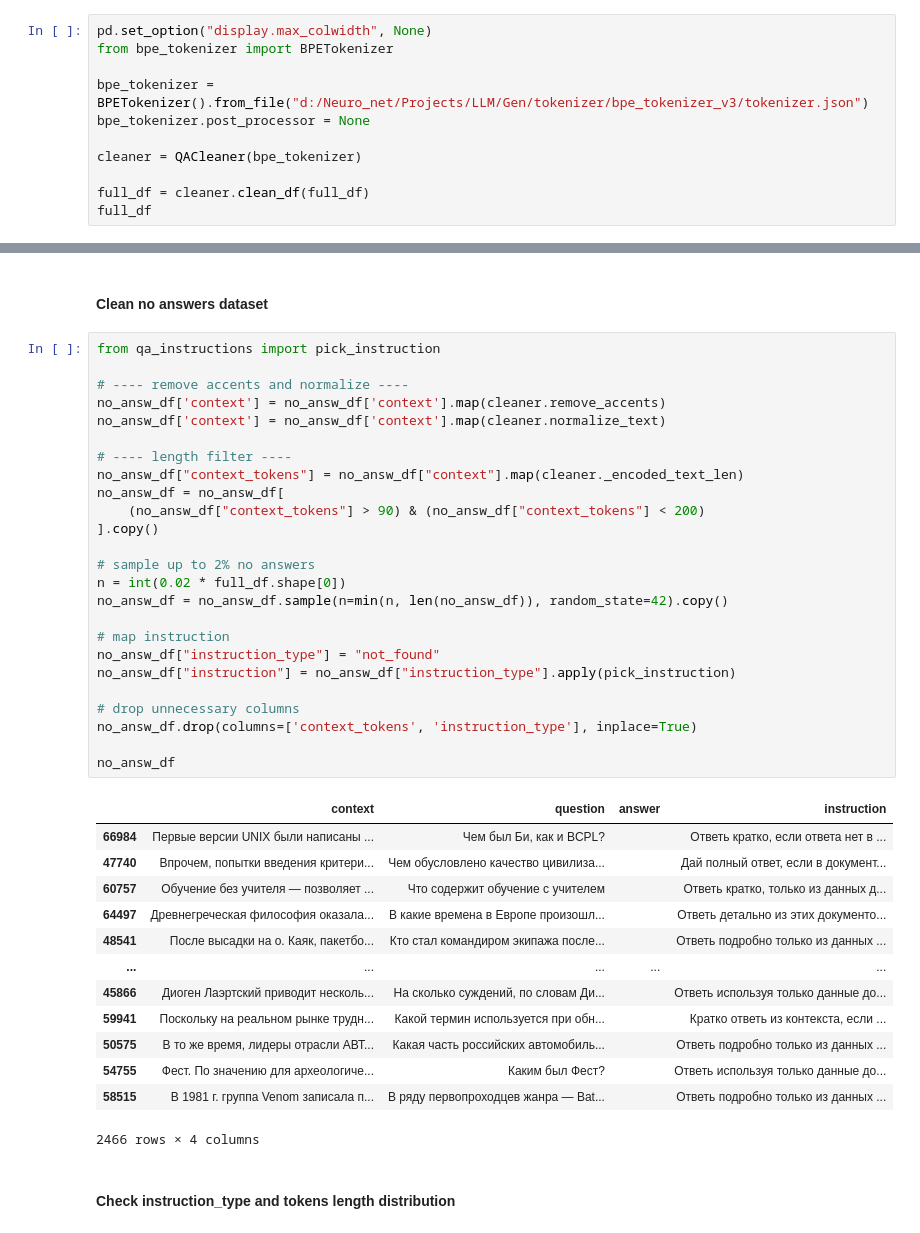
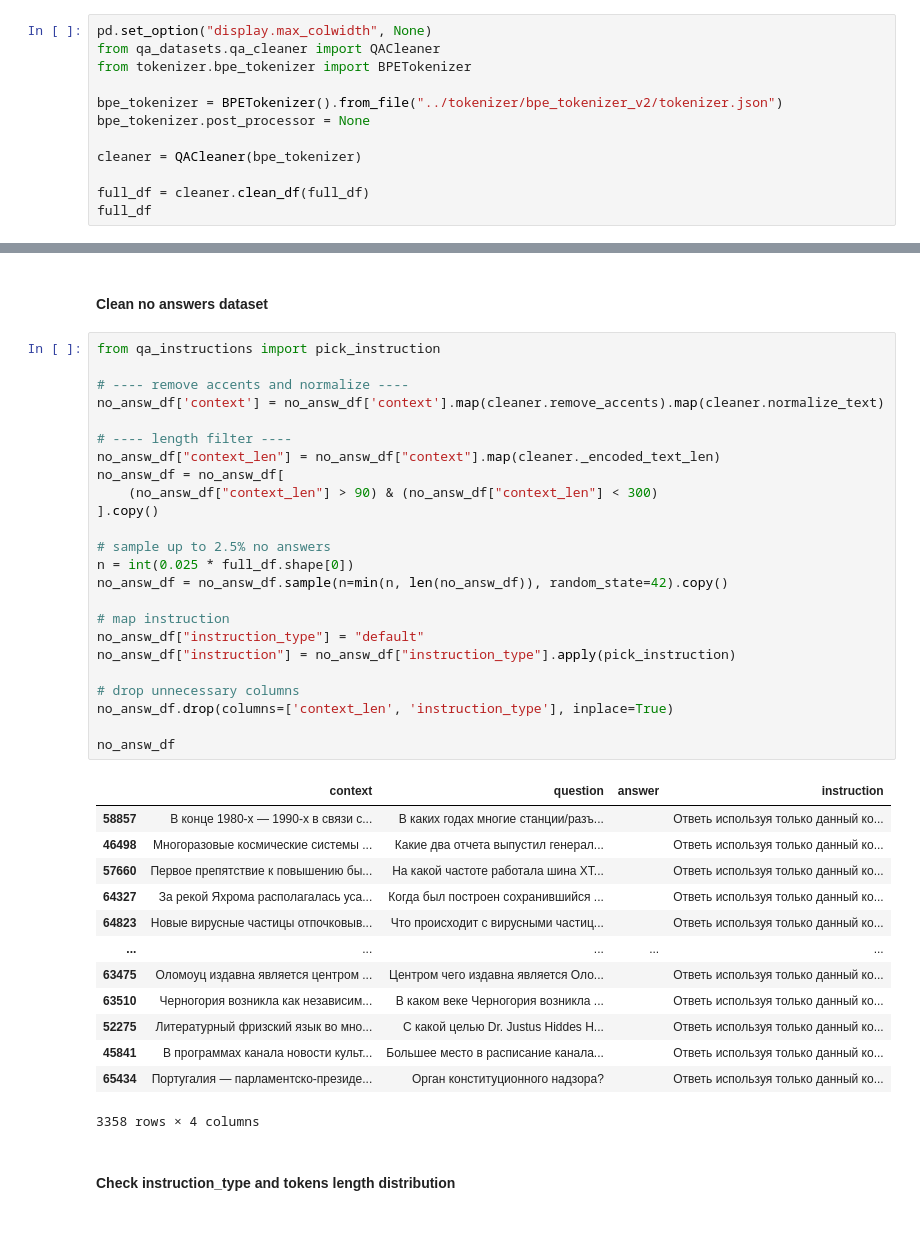
Before and after one commit to AkulichS/QA-NanoGPT, a Jupyter notebook: data/qa_dataset_prepare.ipynb, the cells around one changed output, grey strips where cells are left out. Saved outputs shown, nothing was run; the diff lists cells and outputs as text.

Commit message:
fine-tune 2 instruct_v1

```diff
--- a/data/qa_dataset_prepare.ipynb
+++ b/data/qa_dataset_prepare.ipynb
@@ -443,9 +202,10 @@ class QACleaner:
 #### Clean main dataset
 # %%
 pd.set_option("display.max_colwidth", None)
-from bpe_tokenizer import BPETokenizer
+from qa_datasets.qa_cleaner import QACleaner
+from tokenizer.bpe_tokenizer import BPETokenizer
 
-bpe_tokenizer = BPETokenizer().from_file("d:/Neuro_net/Projects/LLM/Gen/tokenizer/bpe_tokenizer_v3/tokenizer.json")
+bpe_tokenizer = BPETokenizer().from_file("../tokenizer/bpe_tokenizer_v2/tokenizer.json")
 bpe_tokenizer.post_processor = None
 
 cleaner = QACleaner(bpe_tokenizer)
@@ -471,42 +231,41 @@ full_df
 # %%
 from qa_instructions import pick_instruction
 
 # ---- remove accents and normalize ----
-no_answ_df['context'] = no_answ_df['context'].map(cleaner.remove_accents)
-no_answ_df['context'] = no_answ_df['context'].map(cleaner.normalize_text)
+no_answ_df['context'] = no_answ_df['context'].map(cleaner.remove_accents).map(cleaner.normalize_text)
 
 # ---- length filter ----
-no_answ_df["context_tokens"] = no_answ_df["context"].map(cleaner._encoded_text_len)
+no_answ_df["context_len"] = no_answ_df["context"].map(cleaner._encoded_text_len)
 no_answ_df = no_answ_df[
-    (no_answ_df["context_tokens"] > 90) & (no_answ_df["context_tokens"] < 200)
+    (no_answ_df["context_len"] > 90) & (no_answ_df["context_len"] < 300)
 ].copy()
 
-# sample up to 2% no answers
-n = int(0.02 * full_df.shape[0])
+# sample up to 2.5% no answers
+n = int(0.025 * full_df.shape[0])
 no_answ_df = no_answ_df.sample(n=min(n, len(no_answ_df)), random_state=42).copy()
 
 # map instruction
-no_answ_df["instruction_type"] = "not_found"
+no_answ_df["instruction_type"] = "default"
 no_answ_df["instruction"] = no_answ_df["instruction_type"].apply(pick_instruction)
 
 # drop unnecessary columns
-no_answ_df.drop(columns=['context_tokens', 'instruction_type'], inplace=True)
+no_answ_df.drop(columns=['context_len', 'instruction_type'], inplace=True)
 
 no_answ_df
 # %% [output]
 |  | context | question | answer | instruction |
-| 66984 | Первые версии UNIX были написаны ... | Чем был Би, как и BCPL? |  | Ответь кратко, если ответа нет в ... |
-| 47740 | Впрочем, попытки введения критери... | Чем обусловлено качество цивилиза... |  | Дай полный ответ, если в документ... |
-| 60757 | Обучение без учителя — позволяет ... | Что содержит обучение с учителем |  | Ответь кратко, только из данных д... |
-| 64497 | Древнегреческая философия оказала... | В какие времена в Европе произошл... |  | Ответь детально из этих документо... |
-| 48541 | После высадки на о. Каяк, пакетбо... | Кто стал командиром экипажа после... |  | Ответь подробно только из данных ... |
+| 58857 | В конце 1980-х — 1990-х в связи с... | В каких годах многие станции/разъ... |  | Ответь используя только данный ко... |
+| 46498 | Многоразовые космические системы ... | Какие два отчета выпустил генерал... |  | Ответь используя только данный ко... |
+| 57660 | Первое препятствие к повышению бы... | На какой частоте работала шина XT... |  | Ответь используя только данный ко... |
+| 64327 | За рекой Яхрома располагалась уса... | Когда был построен сохранившийся ... |  | Ответь используя только данный ко... |
+| 64823 | Новые вирусные частицы отпочковыв... | Что происходит с вирусными частиц... |  | Ответь используя только данный ко... |
 | ... | ... | ... | ... | ... |
-| 45866 | Диоген Лаэртский приводит несколь... | На сколько суждений, по словам Ди... |  | Ответь используя только данные до... |
-| 59941 | Поскольку на реальном рынке трудн... | Какой термин используется при обн... |  | Кратко ответь из контекста, если ... |
-| 50575 | В то же время, лидеры отрасли АВТ... | Какая часть российских автомобиль... |  | Ответь подробно только из данных ... |
-| 54755 | Фест. По значению для археологиче... | Каким был Фест? |  | Ответь используя только данные до... |
-| 58515 | В 1981 г. группа Venom записала п... | В ряду первопроходцев жанра — Bat... |  | Ответь подробно только из данных ... |
+| 63475 | Оломоуц издавна является центром ... | Центром чего издавна является Оло... |  | Ответь используя только данный ко... |
+| 63510 | Черногория возникла как независим... | В каком веке Черногория возникла ... |  | Ответь используя только данный ко... |
+| 52275 | Литературный фризский язык во мно... | С какой целью Dr. Justus Hiddes H... |  | Ответь используя только данный ко... |
+| 45841 | В программах канала новости культ... | Большее место в расписание канала... |  | Ответь используя только данный ко... |
+| 65434 | Португалия — парламентско-президе... | Орган конституционного надзора? |  | Ответь используя только данный ко... |
-2466 rows × 4 columns
+3358 rows × 4 columns
 # %% [markdown]
 #### Check instruction_type and tokens length distribution
 # %%
```
Also changed, not shown: parts of 19 cells of this notebook, 7 other files.
